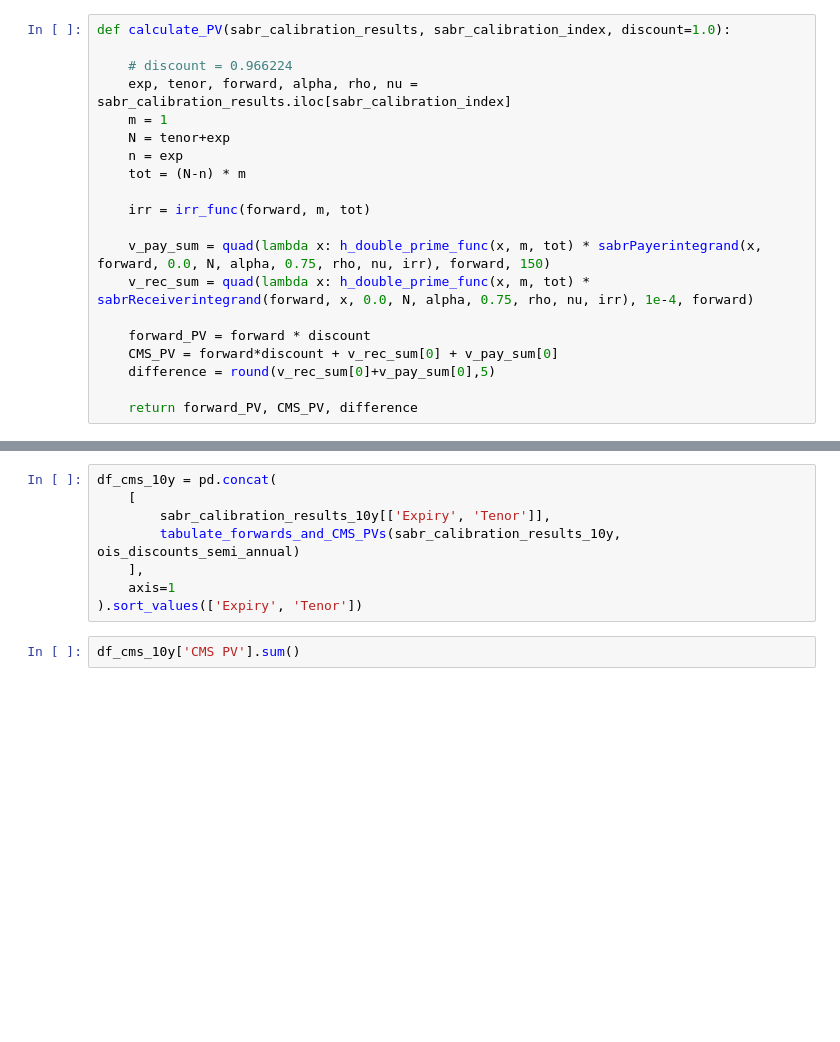
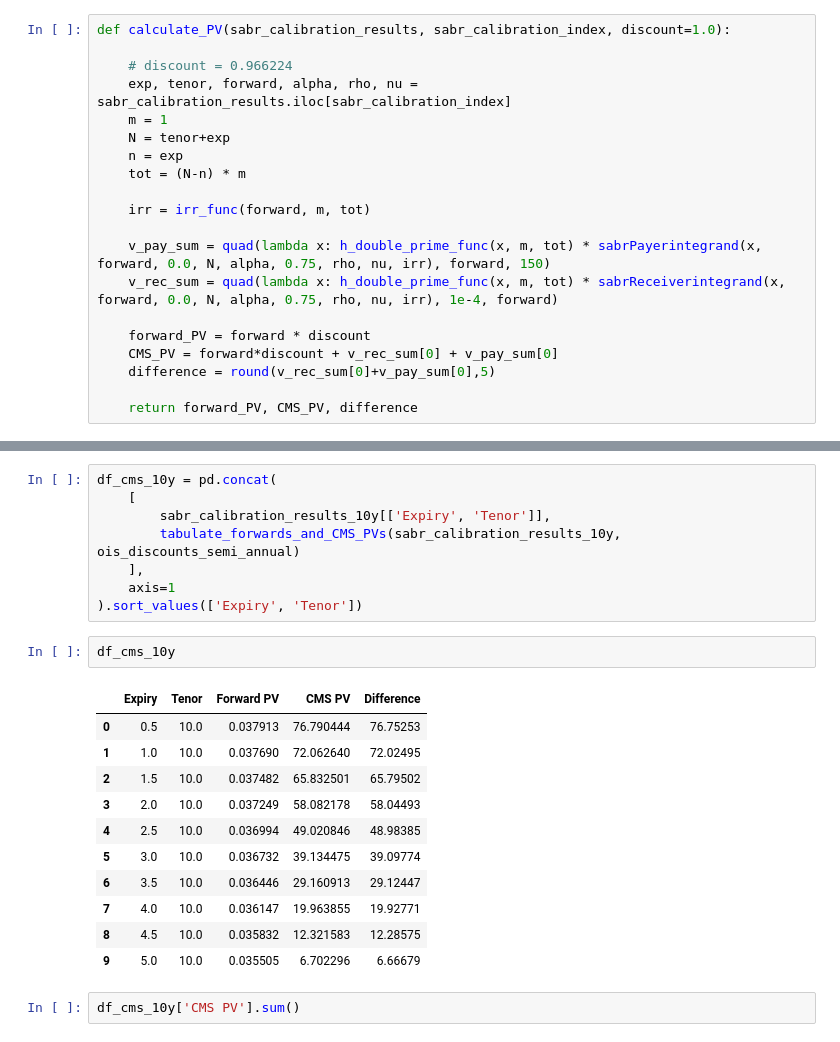
Before and after one commit to Gregtwl/QF605_Assignment, a Jupyter notebook: Answer_Deck_Part3.ipynb, the cells around one changed output, grey strips where cells are left out. Saved outputs shown, nothing was run; the diff lists cells and outputs as text; blank space fills up the shorter version.

```diff
--- a/Answer_Deck_Part3.ipynb
+++ b/Answer_Deck_Part3.ipynb
@@ -612,7 +612,7 @@ def calculate_PV(sabr_calibration_results, sabr_calibration_index, discount=1.0)
     irr = irr_func(forward, m, tot)
 
     v_pay_sum = quad(lambda x: h_double_prime_func(x, m, tot) * sabrPayerintegrand(x, forward, 0.0, N, alpha, 0.75, rho, nu, irr), forward, 150)
-    v_rec_sum = quad(lambda x: h_double_prime_func(x, m, tot) * sabrReceiverintegrand(forward, x, 0.0, N, alpha, 0.75, rho, nu, irr), 1e-4, forward)
+    v_rec_sum = quad(lambda x: h_double_prime_func(x, m, tot) * sabrReceiverintegrand(x, forward, 0.0, N, alpha, 0.75, rho, nu, irr), 1e-4, forward)
 
     forward_PV = forward * discount
     CMS_PV = forward*discount + v_rec_sum[0] + v_pay_sum[0]
@@ -672,6 +672,20 @@ df_cms_10y = pd.concat(
     ],
     axis=1
 ).sort_values(['Expiry', 'Tenor'])
+# %%
+df_cms_10y
+# %% [output]
+|  | Expiry | Tenor | Forward PV | CMS PV | Difference |
+| 0 | 0.5 | 10.0 | 0.037913 | 76.790444 | 76.75253 |
+| 1 | 1.0 | 10.0 | 0.037690 | 72.062640 | 72.02495 |
+| 2 | 1.5 | 10.0 | 0.037482 | 65.832501 | 65.79502 |
+| 3 | 2.0 | 10.0 | 0.037249 | 58.082178 | 58.04493 |
+| 4 | 2.5 | 10.0 | 0.036994 | 49.020846 | 48.98385 |
+| 5 | 3.0 | 10.0 | 0.036732 | 39.134475 | 39.09774 |
+| 6 | 3.5 | 10.0 | 0.036446 | 29.160913 | 29.12447 |
+| 7 | 4.0 | 10.0 | 0.036147 | 19.963855 | 19.92771 |
+| 8 | 4.5 | 10.0 | 0.035832 | 12.321583 | 12.28575 |
+| 9 | 5.0 | 10.0 | 0.035505 | 6.702296 | 6.66679 |
 # %%
 df_cms_10y['CMS PV'].sum()
 # %% [output]
```
Also changed, not shown: parts of 2 cells of this notebook.
